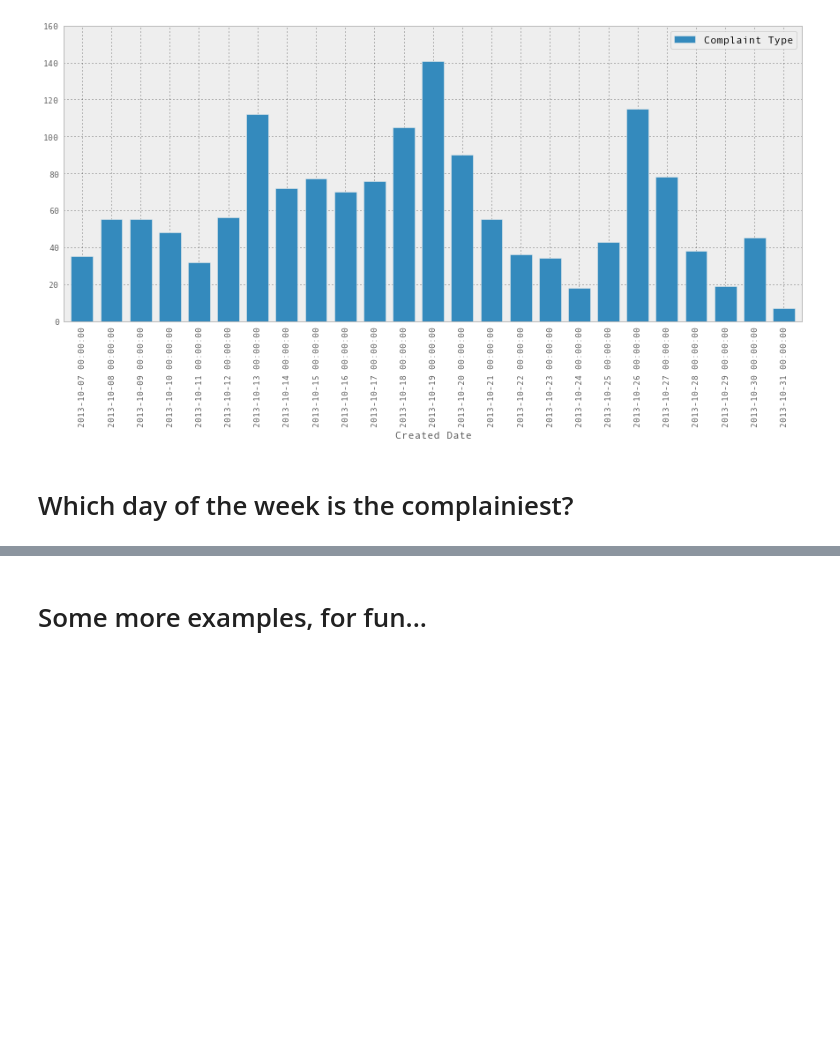
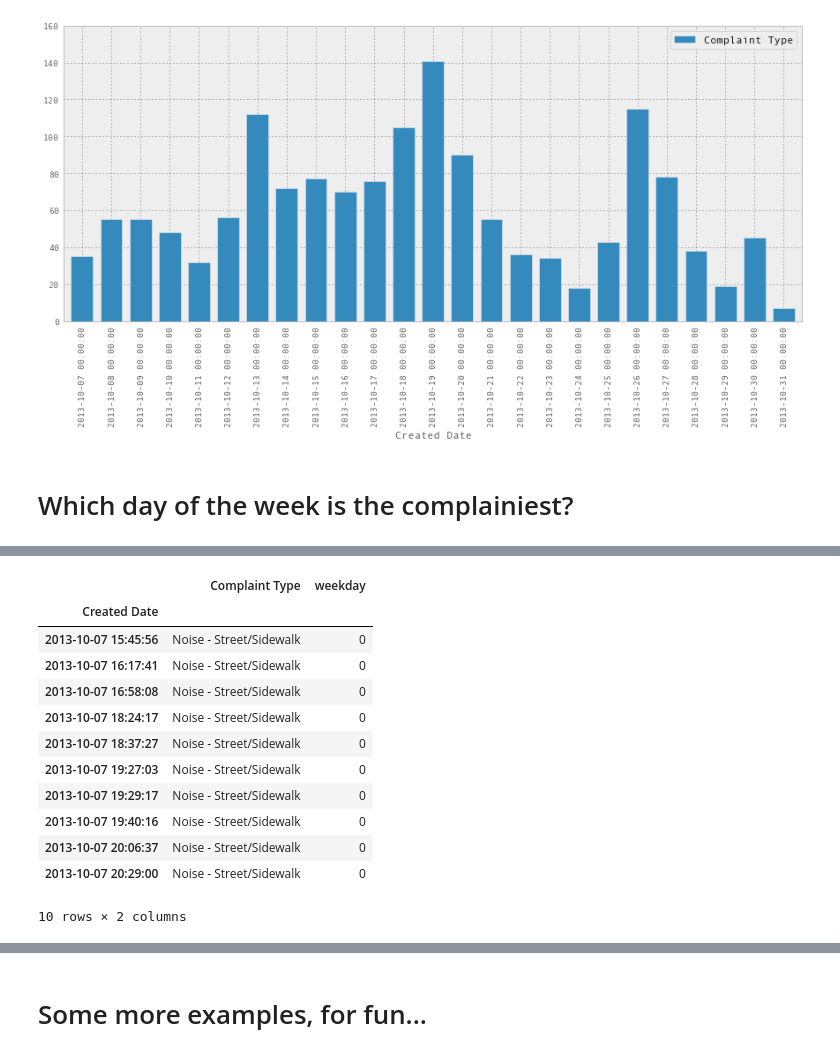
Before and after one commit to jvns/talks, a Jupyter notebook: pydatanyc2013/NYC Python talk.ipynb, the cells around one changed output, grey strips where cells are left out. Saved outputs shown, nothing was run; the diff lists cells and outputs as text; code cells hidden in the pictures; blank space fills up the shorter version.

```diff
--- a/pydatanyc2013/NYC Python talk.ipynb
+++ b/pydatanyc2013/NYC Python talk.ipynb
@@ -294,4 +317,20 @@ noise_complaints = noise_complaints.set_index('Created Date').sort_index()
 noise_complaints['weekday'] = noise_complaints.index.weekday
+# %%
+noise_complaints[:10]
+# %% [output]
+|  | Complaint Type | weekday |
+| Created Date |  |  |
+| 2013-10-07 15:45:56 | Noise - Street/Sidewalk | 0 |
+| 2013-10-07 16:17:41 | Noise - Street/Sidewalk | 0 |
+| 2013-10-07 16:58:08 | Noise - Street/Sidewalk | 0 |
+| 2013-10-07 18:24:17 | Noise - Street/Sidewalk | 0 |
+| 2013-10-07 18:37:27 | Noise - Street/Sidewalk | 0 |
+| 2013-10-07 19:27:03 | Noise - Street/Sidewalk | 0 |
+| 2013-10-07 19:29:17 | Noise - Street/Sidewalk | 0 |
+| 2013-10-07 19:40:16 | Noise - Street/Sidewalk | 0 |
+| 2013-10-07 20:06:37 | Noise - Street/Sidewalk | 0 |
+| 2013-10-07 20:29:00 | Noise - Street/Sidewalk | 0 |
+10 rows × 2 columns
 # %%
 complaints_by_day = noise_complaints.groupby('weekday').aggregate(len)
 complaints_by_day
```
Also changed, not shown: parts of 17 cells of this notebook, 2 other files.
